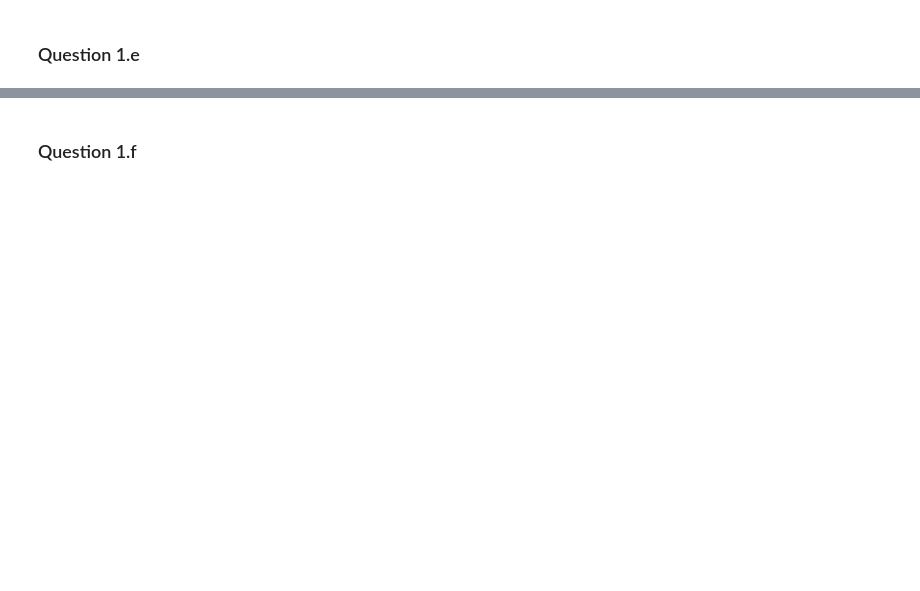
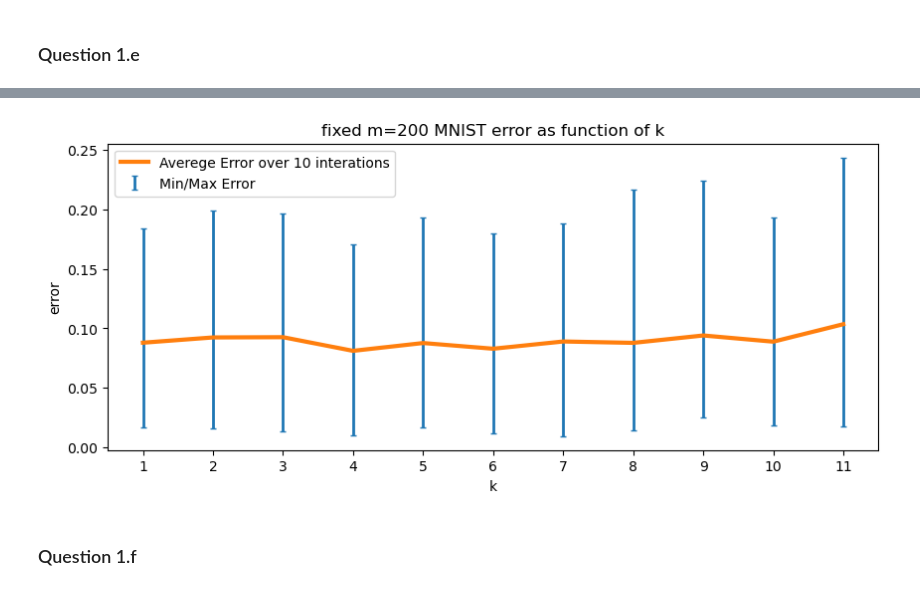
Before and after one commit to TzviGreenfeld/BGU-CS, a Jupyter notebook: ex1/plot.ipynb, the cells around one changed output, grey strips where cells are left out. Cells and saved outputs as stored; diff of their text form; code cells hidden in the pictures; blank space fills up the shorter version.

```diff
--- a/ex1/plot.ipynb
+++ b/ex1/plot.ipynb
@@ -90,3 +137,7 @@ plt.show()
+# %%
+plot_fixed_m_200(err=errors)
+# %% [output]
+[figure, added]
 # %% [markdown]
 ### Question 1.f
 # %%
```
Also changed, not shown: parts of 13 cells of this notebook, 5 other files.
